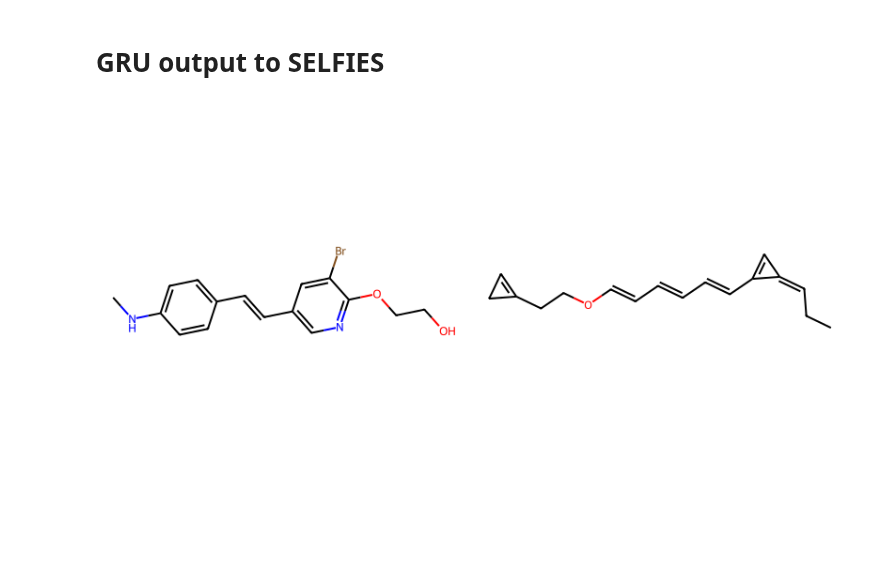
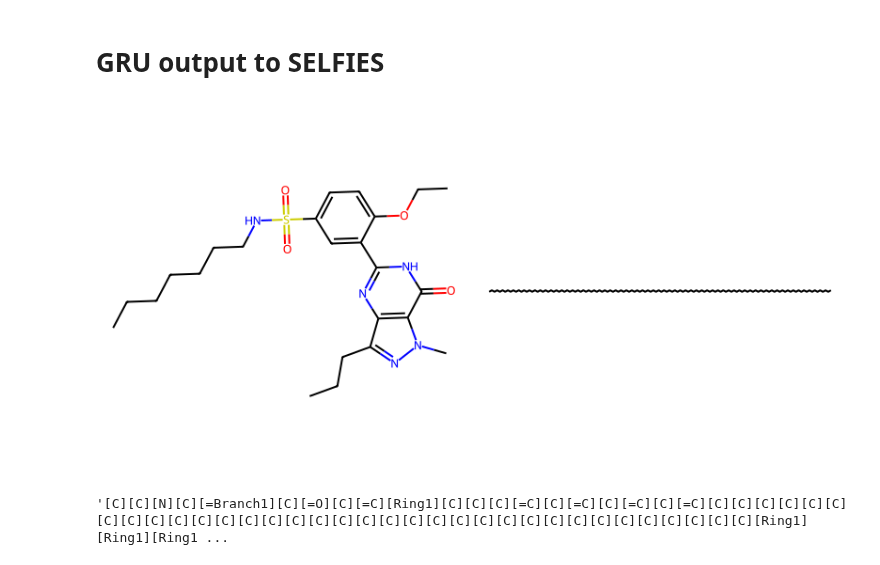
Before and after one commit to asiomchen/mldd23_project1, a Jupyter notebook: GRU.ipynb, the cells around one changed output. Drawn from its saved outputs; the diff is of its cells as text; code cells hidden in the pictures; blank space fills up the shorter version.

```diff
--- a/GRU.ipynb
+++ b/GRU.ipynb
@@ -381,6 +429,6 @@ torch.save(model.state_dict(), './GRU_data/ralph-cifaretto.pt')
 # %%
 model = EncoderDecoder(num_layers=1, output_size=42, dropout=0).to(device)
-model.load_state_dict(torch.load('./GRU_data/ralph-cifaretto.pt'))
+model.load_state_dict(torch.load('./GRU_data/SGD_lr0_0005.pt'))
 # %% [output]
 <All keys matched successfully>
 # %%
@@ -434,11 +482,15 @@ pairs = np.stack([smiles_y, smiles_pred]).T
 # %%
 import rdkit
 from rdkit import Chem
 from rdkit.Chem import Draw
 
-ori, pred = pairs[66]
+ori, pred = pairs[56]
 pred = rdkit.Chem.MolFromSmiles(pred)
 ori = rdkit.Chem.MolFromSmiles(ori)
 rdkit.Chem.Draw.MolsToImage([ori, pred], molsPerRow=2, subImgSize=(400, 400))
 # %% [output]
-[figure, old version]
+[figure, new version]
+# %%
+pred_devectorized[23]
+# %% [output]
+'[C][C][N][C][=Branch1][C][=O][C][=C][Ring1][C][C][C][=C][C][=C][C][=C][C][=C][C][C][C][C][C][C][C][C][C][C][C][C][C][C][C][C][C][C][C][C][C][C][C][C][C][C][C][C][C][C][C][C][C][C][Ring1][Ring1][Ring1 ...
```
Also changed, not shown: parts of 5 cells of this notebook.
